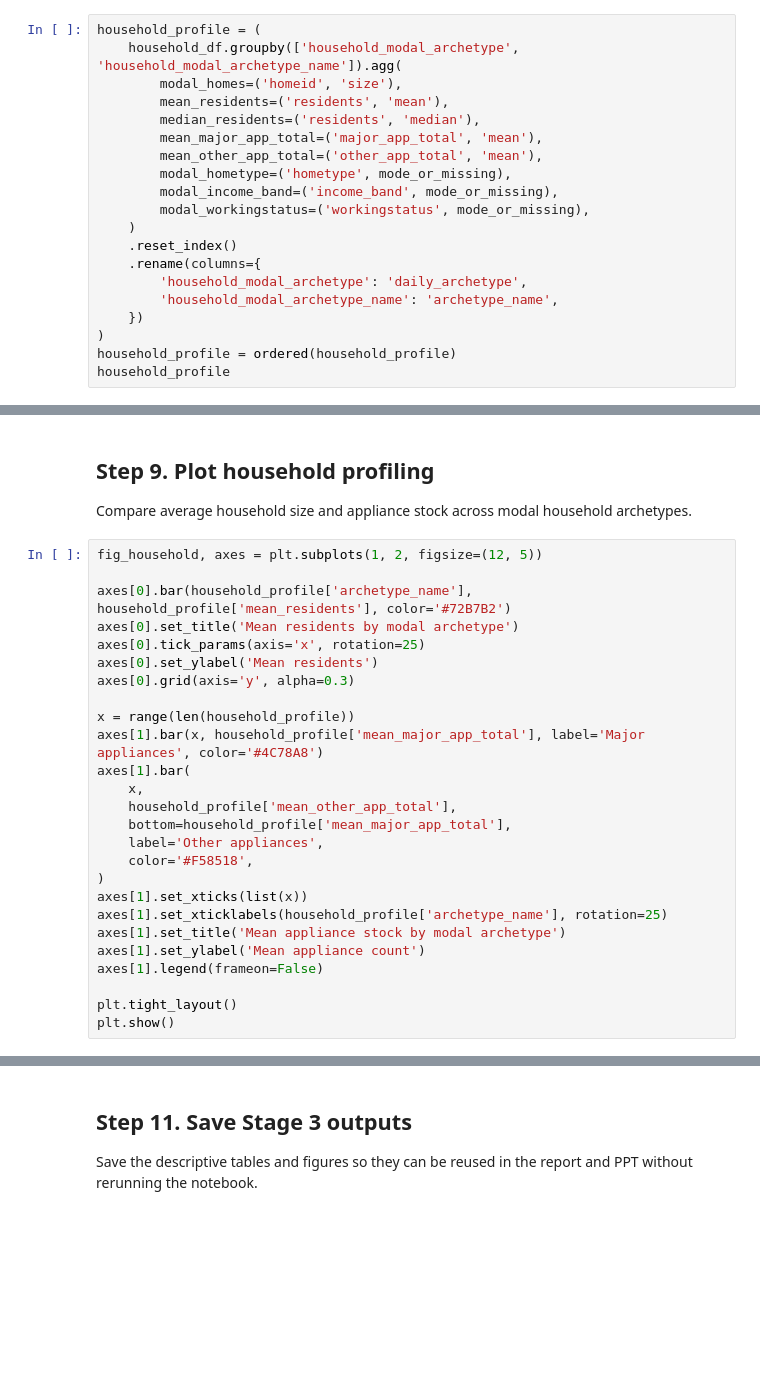
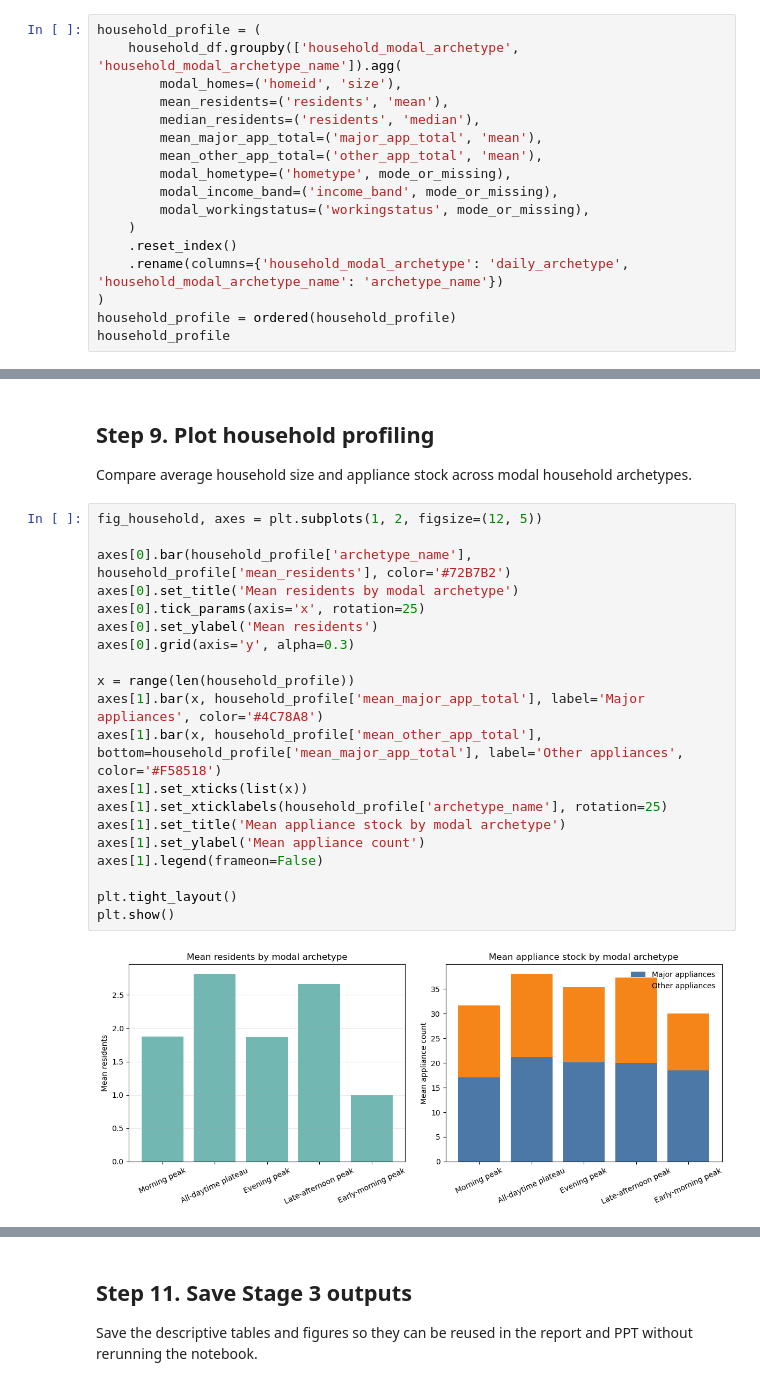
Before and after one commit to 5t5gojo/benv0115-IDEAL-analysis, a Jupyter notebook: script/0145_stage3_descriptive_analysis.ipynb, the cells around one changed output, grey strips where cells are left out. Saved outputs shown, nothing was run; the diff lists cells and outputs as text; blank space fills up the shorter version.

```diff
--- a/script/0145_stage3_descriptive_analysis.ipynb
+++ b/script/0145_stage3_descriptive_analysis.ipynb
@@ -133,10 +145,7 @@ household_profile = (
         modal_workingstatus=('workingstatus', mode_or_missing),
     )
     .reset_index()
-    .rename(columns={
-        'household_modal_archetype': 'daily_archetype',
-        'household_modal_archetype_name': 'archetype_name',
-    })
+    .rename(columns={'household_modal_archetype': 'daily_archetype', 'household_modal_archetype_name': 'archetype_name'})
 )
 household_profile = ordered(household_profile)
 household_profile
@@ -250,27 +264,23 @@ Compare average household size and appliance stock across modal household archet
 # %%
 fig_household, axes = plt.subplots(1, 2, figsize=(12, 5))
 
 axes[0].bar(household_profile['archetype_name'], household_profile['mean_residents'], color='#72B7B2')
 axes[0].set_title('Mean residents by modal archetype')
 axes[0].tick_params(axis='x', rotation=25)
 axes[0].set_ylabel('Mean residents')
 axes[0].grid(axis='y', alpha=0.3)
 
 x = range(len(household_profile))
 axes[1].bar(x, household_profile['mean_major_app_total'], label='Major appliances', color='#4C78A8')
-axes[1].bar(
-    x,
-    household_profile['mean_other_app_total'],
-    bottom=household_profile['mean_major_app_total'],
-    label='Other appliances',
-    color='#F58518',
-)
+axes[1].bar(x, household_profile['mean_other_app_total'], bottom=household_profile['mean_major_app_total'], label='Other appliances', color='#F58518')
 axes[1].set_xticks(list(x))
 axes[1].set_xticklabels(household_profile['archetype_name'], rotation=25)
 axes[1].set_title('Mean appliance stock by modal archetype')
 axes[1].set_ylabel('Mean appliance count')
 axes[1].legend(frameon=False)
 
 plt.tight_layout()
 plt.show()
+# %% [output]
+[figure, added]
 # %% [markdown]
```
Also changed, not shown: parts of 11 cells of this notebook, 2 other files.
